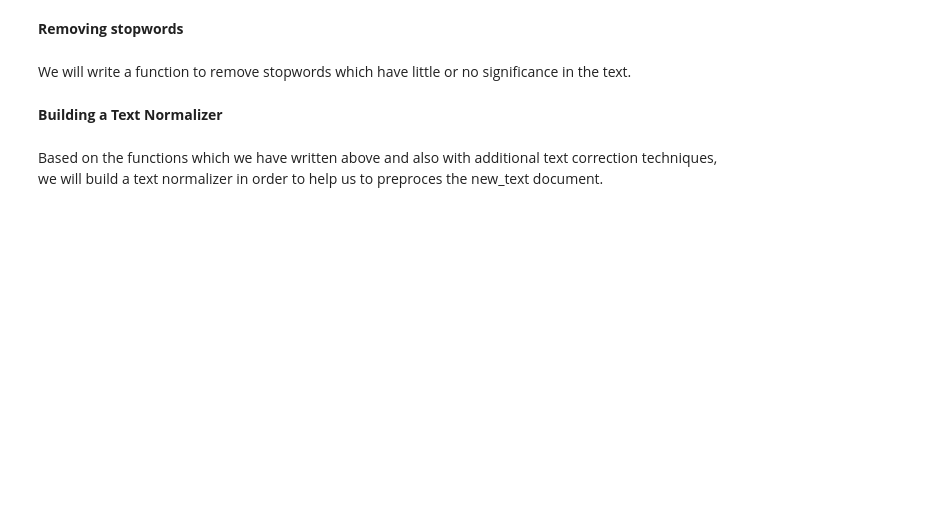
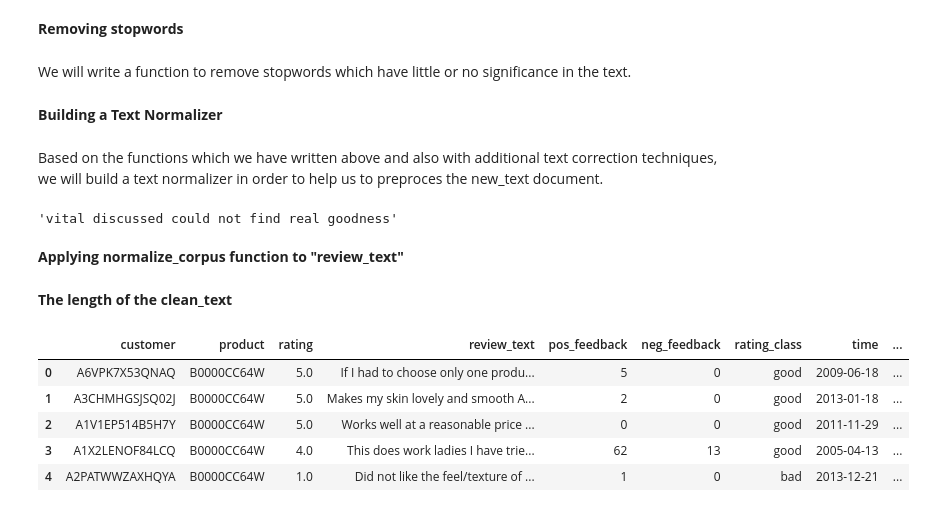
Before and after one commit to ShiningData/Capstone_Project-Sentiment_Analysis, a Jupyter notebook: Amazon_Beauty_Products_Review-Sentiment_Analysis.ipynb, the cells around one changed output. Cells and saved outputs as stored; diff of their text form; code cells hidden in the pictures; blank space fills up the shorter version.

```diff
--- a/Amazon_Beauty_Products_Review-Sentiment_Analysis.ipynb
+++ b/Amazon_Beauty_Products_Review-Sentiment_Analysis.ipynb
@@ -633,0 +636,22 @@ def normalize_corpus(corpus, html_stripping=True, contraction_expansion=True,
+# %%
+x = "We will vital discussed. But we couldn't find the real goodness"
+normalize_corpus(x)
+# %% [output]
+'vital discussed could not find real goodness'
+# %% [markdown]
+**Applying normalize_corpus function to "review_text"**
+# %%
+# Create a new column for cleaned text
+df2['clean_text'] = df2['review_text'].map(lambda doc: normalize_corpus(doc))
+# %% [markdown]
+**The length of the clean_text**
+# %%
+df2['review_length'] = df2['clean_text'].map(len)
+df2.head()
+# %% [output]
+|  | customer | product | rating | review_text | pos_feedback | neg_feedback | rating_class | time | ... |
+| 0 | A6VPK7X53QNAQ | B0000CC64W | 5.0 | If I had to choose only one produ... | 5 | 0 | good | 2009-06-18 | ... |
+| 1 | A3CHMHGSJSQ02J | B0000CC64W | 5.0 | Makes my skin lovely and smooth A... | 2 | 0 | good | 2013-01-18 | ... |
+| 2 | A1V1EP514B5H7Y | B0000CC64W | 5.0 | Works well at a reasonable price ... | 0 | 0 | good | 2011-11-29 | ... |
+| 3 | A1X2LENOF84LCQ | B0000CC64W | 4.0 | This does work ladies I have trie... | 62 | 13 | good | 2005-04-13 | ... |
+| 4 | A2PATWWZAXHQYA | B0000CC64W | 1.0 | Did not like the feel/texture of ... | 1 | 0 | bad | 2013-12-21 | ... |
```
Also changed, not shown: parts of 11 cells of this notebook.
